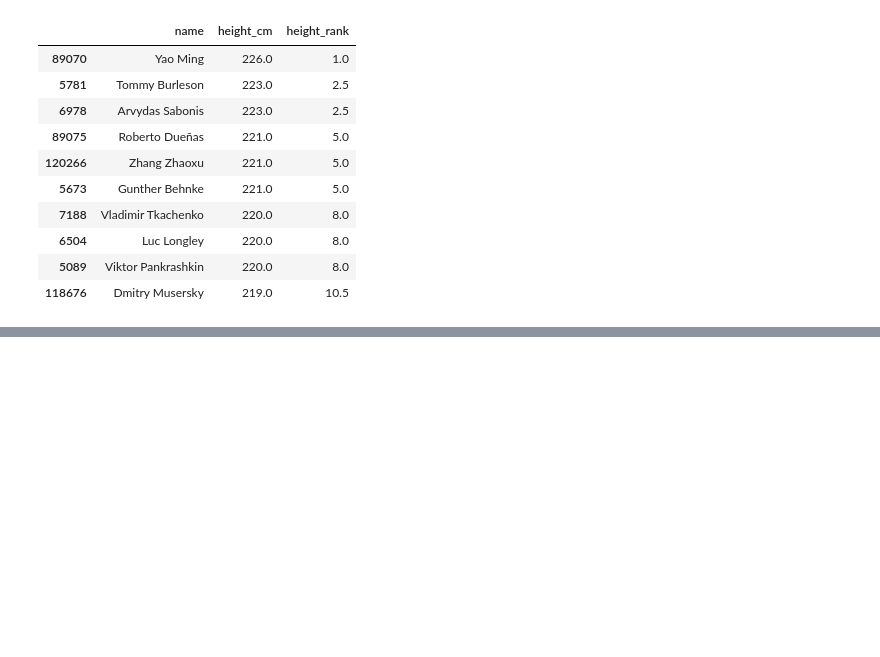
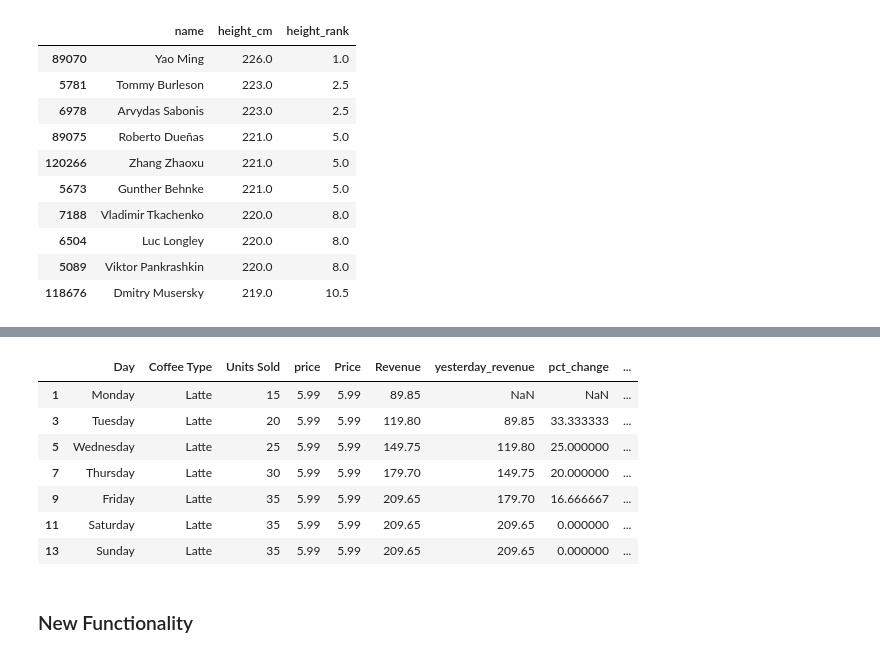
Before and after one commit to akshayupadhayay/pandas, a Jupyter notebook: notebooks/pandas_operations.ipynb, the cells around one changed output, grey strips where cells are left out. Drawn from its saved outputs; the diff is of its cells as text; code cells hidden in the pictures; blank space fills up the shorter version.

```diff
--- a/notebooks/operations.ipynb
+++ b/notebooks/pandas_operations.ipynb
@@ -1048,3 +1048,9 @@ bios.sort_values(['height_rank'])[['name', 'height_cm', 'height_rank']].head(10)
 | 6504 | Luc Longley | 220.0 | 8.0 |
 | 5089 | Viktor Pankrashkin | 220.0 | 8.0 |
 | 118676 | Dmitry Musersky | 219.0 | 10.5 |
+# %%
+# to calculate the cumulative sum of the 'Revenue' column and store it in a new column 'Cumulative_Revenue'.
+# The cumsum() method is used to calculate the cumulative sum of the 'Revenue' column, which means that each value in the 'Cumulative_Revenue'
+# column will be the sum of all the previous values in the 'Revenue' column up to that point.
+coffee['Cumulative_Revenue'] = coffee['Revenue'].cumsum()
+coffee.head()
@@ -1050,0 +1064,3 @@ bios.sort_values(['height_rank'])[['name', 'height_cm', 'height_rank']].head(10)
+# %%
+latte = coffee.loc[coffee['Coffee Type'] == 'Latte'].copy()
+latte.head()
@@ -1050,0 +1074,17 @@ bios.sort_values(['height_rank'])[['name', 'height_cm', 'height_rank']].head(10)
+# %%
+# to calculate the rolling sum of the 'Units Sold' column for a window of 3 days and store it in a new column '3_day_cumulative_units'.
+# The rolling() method is used to calculate the rolling sum of the 'Units Sold' column for a window of 3 days,
+# which means that each value in the '3_day_cumulative_units' column will be the sum of the current and previous 2 values in the 'Units Sold' column.
+latte['3_day_cumulative_units'] = latte['Units Sold'].rolling(3).sum()
+latte
+# %% [output]
+|  | Day | Coffee Type | Units Sold | price | Price | Revenue | yesterday_revenue | pct_change | ... |
+| 1 | Monday | Latte | 15 | 5.99 | 5.99 | 89.85 | NaN | NaN | ... |
+| 3 | Tuesday | Latte | 20 | 5.99 | 5.99 | 119.80 | 89.85 | 33.333333 | ... |
+| 5 | Wednesday | Latte | 25 | 5.99 | 5.99 | 149.75 | 119.80 | 25.000000 | ... |
+| 7 | Thursday | Latte | 30 | 5.99 | 5.99 | 179.70 | 149.75 | 20.000000 | ... |
+| 9 | Friday | Latte | 35 | 5.99 | 5.99 | 209.65 | 179.70 | 16.666667 | ... |
+| 11 | Saturday | Latte | 35 | 5.99 | 5.99 | 209.65 | 209.65 | 0.000000 | ... |
+| 13 | Sunday | Latte | 35 | 5.99 | 5.99 | 209.65 | 209.65 | 0.000000 | ... |
+# %% [markdown]
+### New Functionality
```
Also changed, not shown: parts of 3 cells of this notebook.
